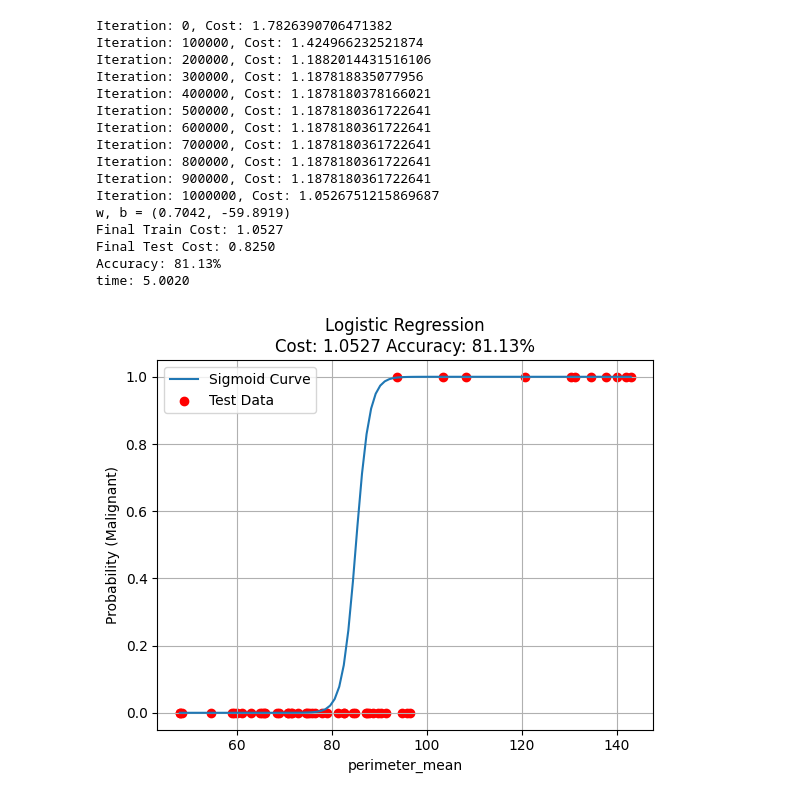
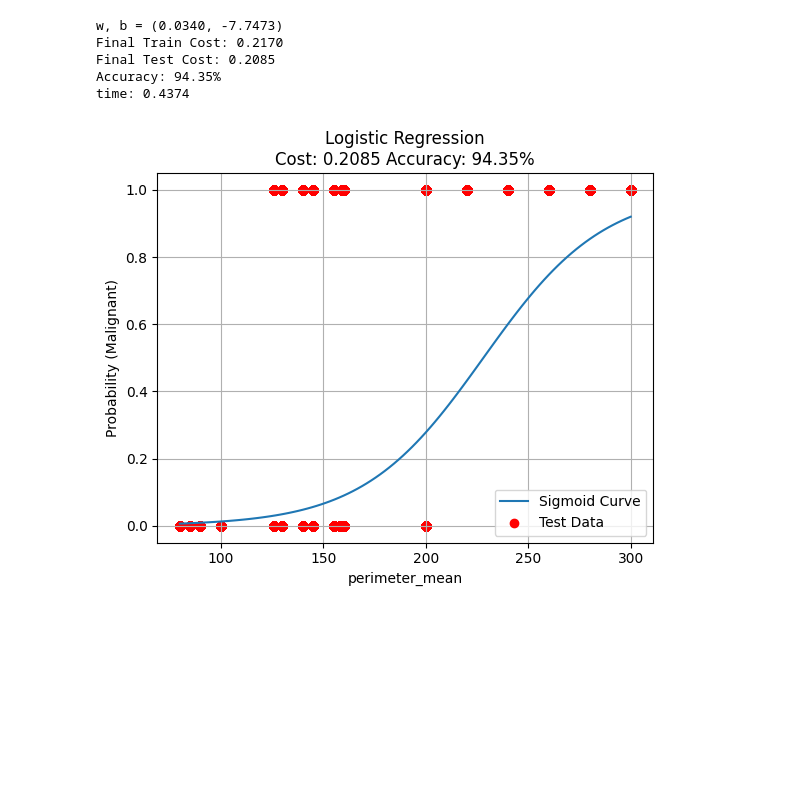
Before and after one commit to bp2881/machinelearning-algo, a Jupyter notebook: LogisticRegression.ipynb, the cells around one changed output. Cells and saved outputs as stored; diff of their text form; code cells hidden in the pictures; blank space fills up the shorter version.

```diff
--- a/LogisticRegression.ipynb
+++ b/LogisticRegression.ipynb
@@ -47,65 +20,50 @@ def sigmoid(w, b, X):
 # %%
 @njit
 def cost_function(x, y, w, b):
-    f_x = sigmoid(w, b, x)
+    f_x = sigmoid(w, b, x).ravel()
+    y = y.ravel()
     loss = -(y * np.log(f_x + 1e-15)) - (1 - y) * np.log(1 - f_x + 1e-15)
     return np.mean(loss)
 
 @njit
 def accuracy(w, b, x, y):
-    preds = sigmoid(w, b, x) >= 0.5
-    return np.mean(preds == y)
+    preds = sigmoid(w, b, x).ravel() >= 0.5
+    return np.mean(preds == y.ravel())
 # %%
-def predict(lr, n_iters, x_train, y_train, x_test, y_test):
+def predict(x_train, y_train, x_test, y_test):
     st = time()
-    w, b = train(lr, n_iters, x_train, y_train)
+    w, b = train(x_train, y_train)
     ed = time()
     print(f"w, b = ({w:.4f}, {b:.4f})")
 
-    final_train_cost = cost_function(x_train, y_train, w, b)
-    final_test_cost = cost_function(x_test, y_test, w, b)
-    cost = max(final_test_cost, final_train_cost)
-    print(f"Final Train Cost: {final_train_cost:.4f}")
-    print(f"Final Test Cost: {final_test_cost:.4f}")
+    train_cost = cost_function(x_train, y_train, w, b)
+    test_cost = cost_function(x_test, y_test, w, b)
+    print(f"Final Train Cost: {train_cost:.4f}")
+    print(f"Final Test Cost: {test_cost:.4f}")
 
     accurate = accuracy(w, b, x_test, y_test)*100
     print(f"Accuracy: {accurate:.2f}%")
     print(f"time: {ed-st:.4f}")
-    plot(w, b, x_test, y_test, cost, accurate)
+    plot(w, b, x_test, y_test, test_cost, accurate)
 # %%
 if __name__ == "__main__":
-    data = pd.read_csv("cancer.csv")
+    data = pd.read_csv("diabetes_prediction_dataset.csv")
 
-    x_total = data["perimeter_mean"]
-    y_total = data["diagnosis"]
+    x_total = data["blood_glucose_level"]
+    y_total = data["diabetes"]
 
+    # 70:30 [Train : Test]
+    x_train = x_total.head(70_000).to_numpy().reshape(-1, 1)
+    y_train = y_total.head(70_000).to_numpy()
 
-    x_train = x_total.head(500).to_numpy()
-    y_train = y_total.head(500).to_numpy()
-    y_train = np.where(y_train == 'M', 1, 0)
+    x_test = x_total.tail(30_000).to_numpy().reshape(-1, 1)
+    y_test = y_total.tail(30_000).to_numpy()
 
-    x_test = x_total.tail(53).to_numpy()
-    y_test = y_total.tail(53).to_numpy()
-    y_test = np.where(y_test == 'M', 1, 0)
-
-    lr = 0.01
-    n_iters = 1_000_000
-    predict(lr, n_iters, x_train, y_train, x_test, y_test)
+    predict(x_train, y_train, x_test, y_test)
 # %% [output]
-Iteration: 0, Cost: 1.7826390706471382
-Iteration: 100000, Cost: 1.424966232521874
-Iteration: 200000, Cost: 1.1882014431516106
-Iteration: 300000, Cost: 1.187818835077956
-Iteration: 400000, Cost: 1.1878180378166021
-Iteration: 500000, Cost: 1.1878180361722641
-Iteration: 600000, Cost: 1.1878180361722641
-Iteration: 700000, Cost: 1.1878180361722641
-Iteration: 800000, Cost: 1.1878180361722641
-Iteration: 900000, Cost: 1.1878180361722641
-Iteration: 1000000, Cost: 1.0526751215869687
-w, b = (0.7042, -59.8919)
-Final Train Cost: 1.0527
-Final Test Cost: 0.8250
-Accuracy: 81.13%
-time: 5.0020
+w, b = (0.0340, -7.7473)
+Final Train Cost: 0.2170
+Final Test Cost: 0.2085
+Accuracy: 94.35%
+time: 0.4374
-[figure, old version]
+[figure, new version]
```
Also changed, not shown: parts of 5 cells of this notebook, 8 other files.
